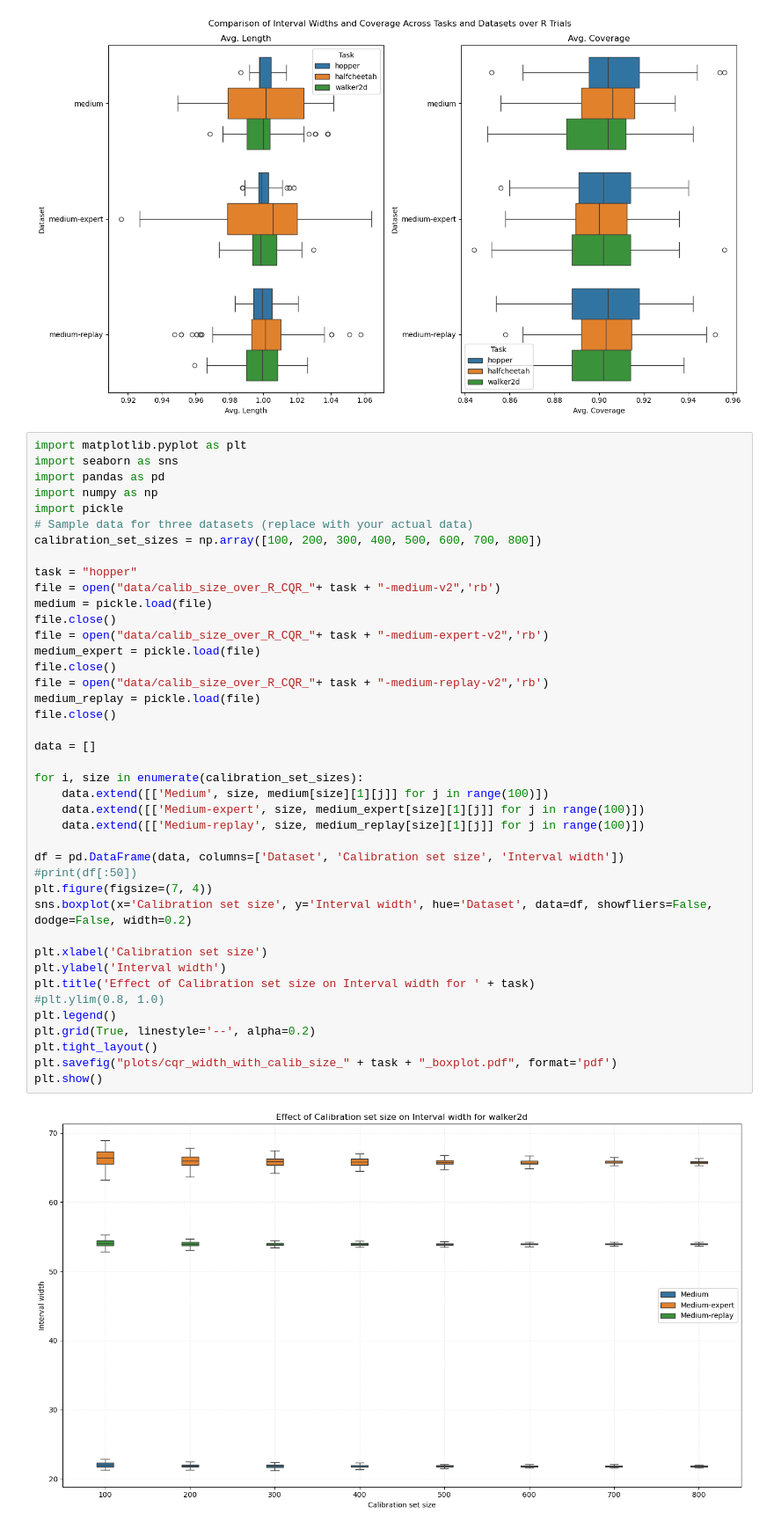
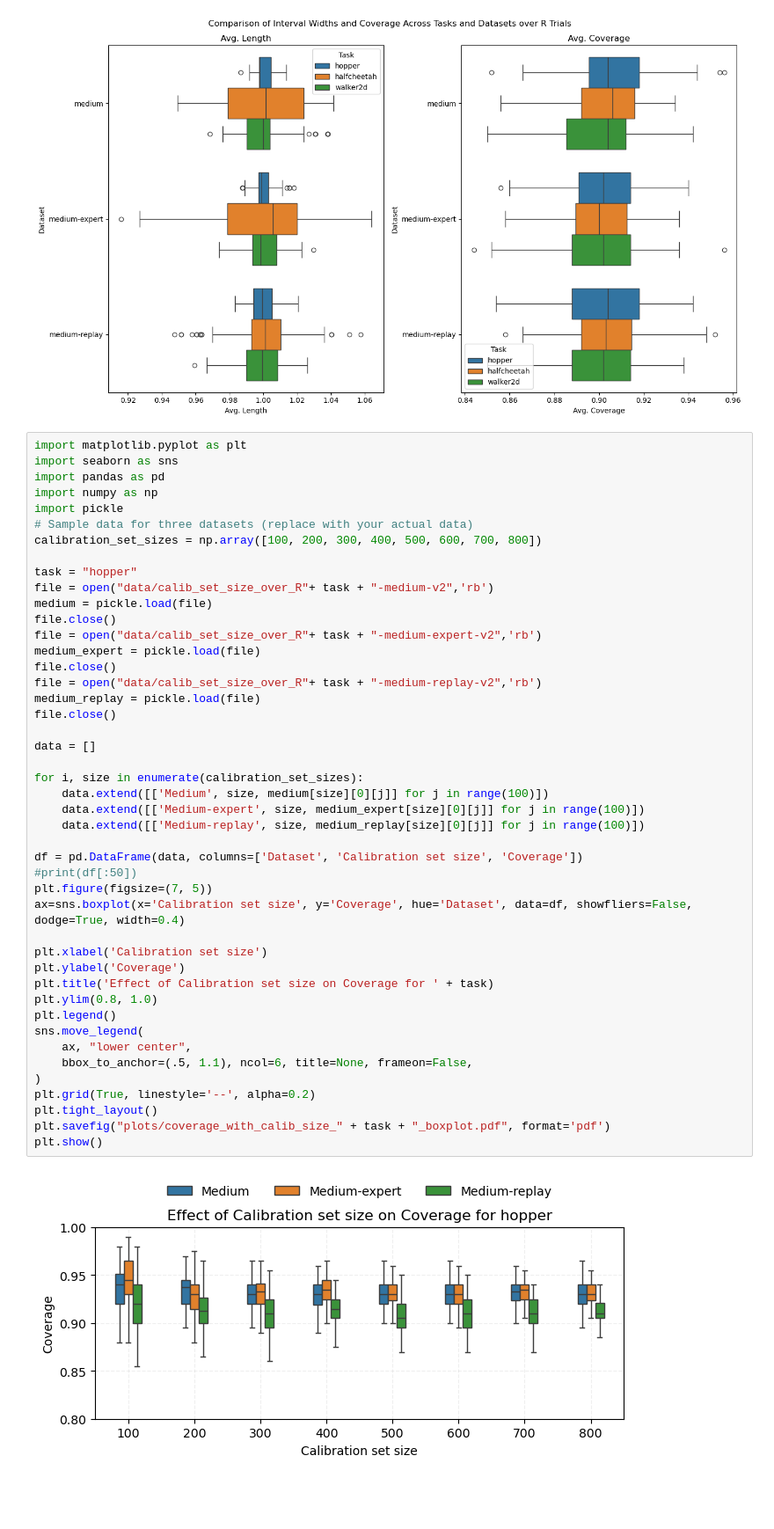
Before and after one commit to mahajanshweta/diffuser_cp, a Jupyter notebook: plotting.ipynb, the cells around one changed output. Shown at 88% size. Saved outputs shown, nothing was run; the diff lists cells and outputs as text; blank space fills up the shorter version.

```diff
--- a/plotting.ipynb
+++ b/plotting.ipynb
@@ -94,43 +94,47 @@ plt.show()
 # %%
 import matplotlib.pyplot as plt
 import seaborn as sns
 import pandas as pd
 import numpy as np
 import pickle
 # Sample data for three datasets (replace with your actual data)
 calibration_set_sizes = np.array([100, 200, 300, 400, 500, 600, 700, 800])
 
 task = "hopper"
-file = open("data/calib_size_over_R_CQR_"+ task + "-medium-v2",'rb')
+file = open("data/calib_set_size_over_R"+ task + "-medium-v2",'rb')
 medium = pickle.load(file)
 file.close()
-file = open("data/calib_size_over_R_CQR_"+ task + "-medium-expert-v2",'rb')
+file = open("data/calib_set_size_over_R"+ task + "-medium-expert-v2",'rb')
 medium_expert = pickle.load(file)
 file.close()
-file = open("data/calib_size_over_R_CQR_"+ task + "-medium-replay-v2",'rb')
+file = open("data/calib_set_size_over_R"+ task + "-medium-replay-v2",'rb')
 medium_replay = pickle.load(file)
 file.close()
 
 data = []
 
 for i, size in enumerate(calibration_set_sizes):
-    data.extend([['Medium', size, medium[size][1][j]] for j in range(100)])
-    data.extend([['Medium-expert', size, medium_expert[size][1][j]] for j in range(100)])
-    data.extend([['Medium-replay', size, medium_replay[size][1][j]] for j in range(100)])
+    data.extend([['Medium', size, medium[size][0][j]] for j in range(100)])
+    data.extend([['Medium-expert', size, medium_expert[size][0][j]] for j in range(100)])
+    data.extend([['Medium-replay', size, medium_replay[size][0][j]] for j in range(100)])
 
-df = pd.DataFrame(data, columns=['Dataset', 'Calibration set size', 'Interval width'])
+df = pd.DataFrame(data, columns=['Dataset', 'Calibration set size', 'Coverage'])
 #print(df[:50])
-plt.figure(figsize=(7, 4))
-sns.boxplot(x='Calibration set size', y='Interval width', hue='Dataset', data=df, showfliers=False, dodge=False, width=0.2)
+plt.figure(figsize=(7, 5))
+ax=sns.boxplot(x='Calibration set size', y='Coverage', hue='Dataset', data=df, showfliers=False, dodge=True, width=0.4)
 
 plt.xlabel('Calibration set size')
-plt.ylabel('Interval width')
-plt.title('Effect of Calibration set size on Interval width for ' + task)
-#plt.ylim(0.8, 1.0)
+plt.ylabel('Coverage')
+plt.title('Effect of Calibration set size on Coverage for ' + task)
+plt.ylim(0.8, 1.0)
 plt.legend()
+sns.move_legend(
+    ax, "lower center",
+    bbox_to_anchor=(.5, 1.1), ncol=6, title=None, frameon=False,
+)
 plt.grid(True, linestyle='--', alpha=0.2)
 plt.tight_layout()
-plt.savefig("plots/cqr_width_with_calib_size_" + task + "_boxplot.pdf", format='pdf')
+plt.savefig("plots/coverage_with_calib_size_" + task + "_boxplot.pdf", format='pdf')
 plt.show()
 # %% [output]
-[figure, old version]
+[figure, new version]
```
Also changed, not shown: 17 other files.
